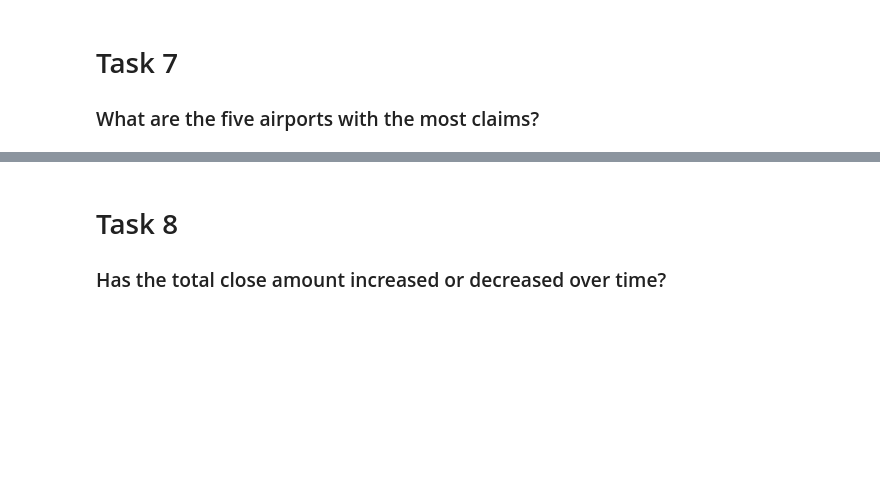
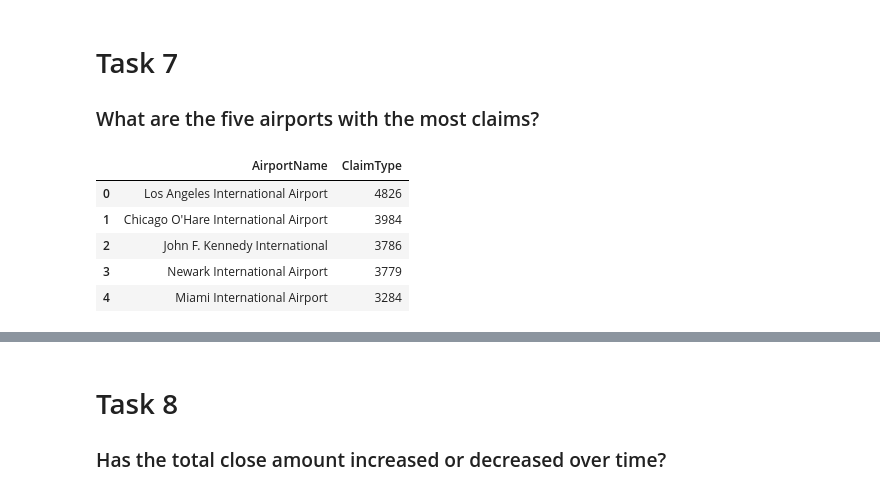
Before and after one commit to TJ-Mothokho/DataAnaylsis_Practical-Assessments, a Jupyter notebook: Airport_Case_Study-Practical_Assessment/AirportCaseStudy.ipynb, the cells around one changed output, grey strips where cells are left out. Drawn from its saved outputs; the diff is of its cells as text; code cells hidden in the pictures; blank space fills up the shorter version.

```diff
--- a/Airport_Case_Study-Practical_Assessment/AirportCaseStudy.ipynb
+++ b/Airport_Case_Study-Practical_Assessment/AirportCaseStudy.ipynb
@@ -708,3 +708,18 @@ approved_settled
 # %% [markdown]
 # Task 7
 ### What are the five airports with the most claims?
+# %%
+#Grouping the data by AirportName and counting the number of claims
+grouped_airports = claims.groupby('AirportName').agg({'ClaimType': 'count'})
+
+#gETTING the top 5 airports with the most claims
+grouped_airports = grouped_airports.sort_values(by='ClaimType', ascending=False).head(5)
+grouped_airports.reset_index(inplace=True)
+grouped_airports
+# %% [output]
+|  | AirportName | ClaimType |
+| 0 | Los Angeles International Airport | 4826 |
+| 1 | Chicago O'Hare International Airport | 3984 |
+| 2 | John F. Kennedy International | 3786 |
+| 3 | Newark International Airport | 3779 |
+| 4 | Miami International Airport | 3284 |
```
Also changed, not shown: parts of 2 cells of this notebook.
